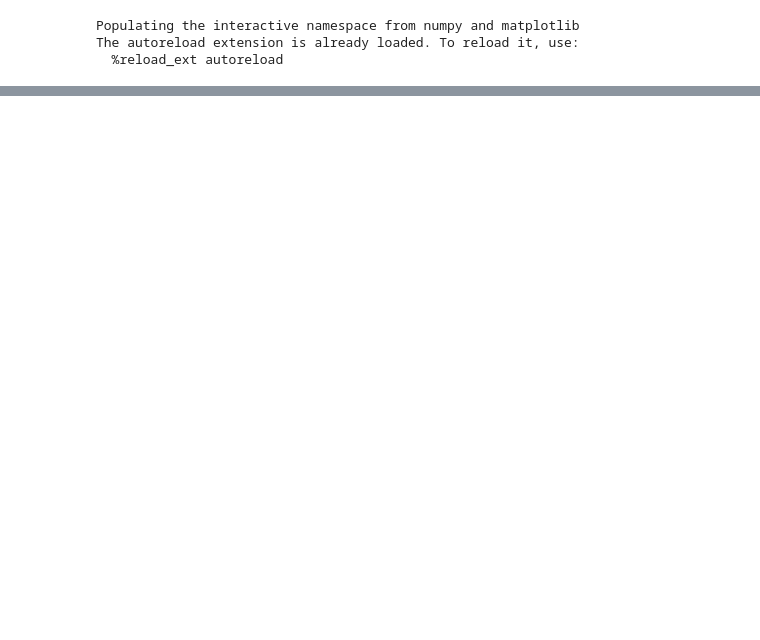
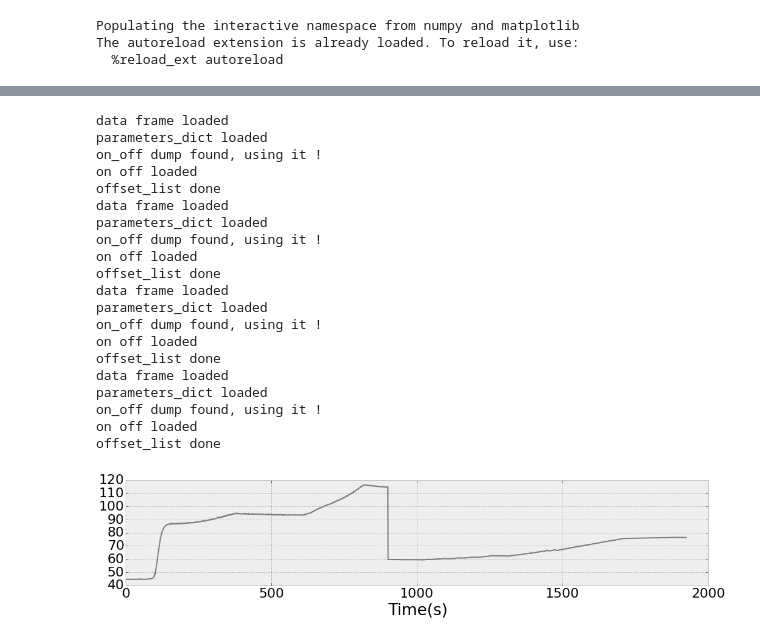
Before and after one commit to giulioungaretti/SPring8, a Jupyter notebook: summary.ipynb, the cells around one changed output, grey strips where cells are left out. Cells and saved outputs as stored; diff of their text form; code cells hidden in the pictures; blank space fills up the shorter version.

```diff
--- a/summary.ipynb
+++ b/summary.ipynb
@@ -55,0 +60,49 @@ on_off dump found, using it !
+# %%
+fig,ax = subplots(figsize=(15,4))
+names = ['InAs0799time1a','InAs0799time2', 'InAs0799time3','InAs0799time4']
+
+data, parameters_dict, on_off, offset_list = loadme(names[0])
+x1 = linspace(0,len(data.index),len(data.index))
+y1=  data.Int_WZ
+ax.plot(x1, y1,'grey' )
+data, parameters_dict, on_off, offset_list = loadme(names[1])
+x2= linspace(x1[-1],x1[-1]+len(data.index),len(data.index))
+y2 =  ( y1[-1] - data.Int_WZ[0]) + data.Int_WZ
+ax.plot(x2,  y2,'gray' )
+
+
+data, parameters_dict, on_off, offset_list = loadme(names[2])
+x3 = linspace(x2[-1],x2[-1]+len(data.index),len(data.index))
+y3 = (y2[-1]- data.Int_WZ[0]) + data.Int_WZ
+ax.plot(x3,  y3, 'gray' )
+
+
+data, parameters_dict, on_off, offset_list = loadme(names[3])
+x4 = linspace(x3[-1],x3[-1]+len(data.index),len(data.index))
+y4 = (y3[-1]- data.Int_WZ[0]) + data.Int_WZ
+ax.plot(x4, y4 ,'gray' )
+ax.set_xlabel('Time(s)')
+tight_layout()
+fig.savefig('1.pdf')
+# %% [output]
+data frame loaded
+parameters_dict loaded
+on_off dump found, using it !
+on off loaded
+offset_list done
+data frame loaded
+parameters_dict loaded
+on_off dump found, using it !
+on off loaded
+offset_list done
+data frame loaded
+parameters_dict loaded
+on_off dump found, using it !
+on off loaded
+offset_list done
+data frame loaded
+parameters_dict loaded
+on_off dump found, using it !
+on off loaded
+offset_list done
+[figure, added]
```
Also changed, not shown: parts of 7 cells of this notebook, 3 other files.
